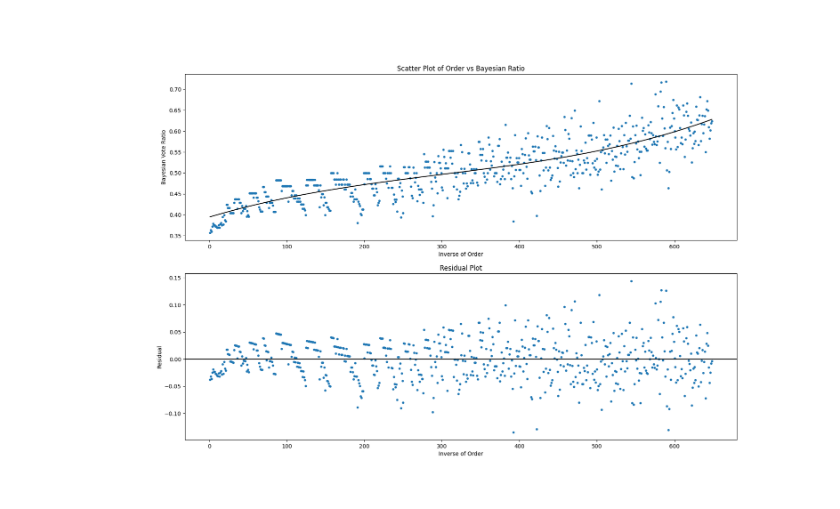
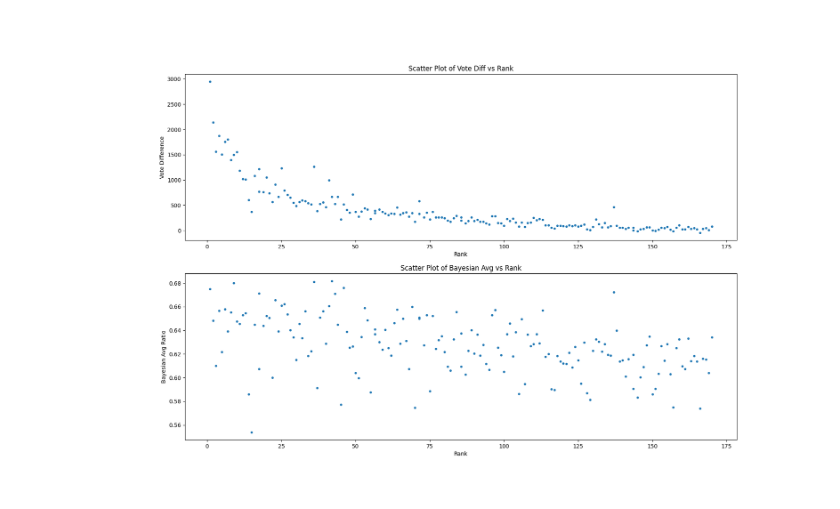
Before and after one commit to wbaker23/fragscrape, a Jupyter notebook: visualize_awards.ipynb, the cells around one changed output. Saved outputs shown, nothing was run; the diff lists cells and outputs as text; code cells hidden in the pictures.

```diff
--- a/visualize_awards.ipynb
+++ b/visualize_awards.ipynb
@@ -2,7 +2,7 @@
 import pandas as pd
 
 # Load data
-filename = "mens_all_time_2019.csv"
+filename = "mens_all_time_combined.csv"
 df_combined = pd.read_csv(filename)
 print(f"{df_combined.shape[0]} fragrances loaded from {filename}")
 # %% [output]
@@ -36,6 +30,24 @@ df_combined["total_votes"] = df_combined["upvotes"] + df_combined["downvotes"]
+# %%
+df_combined = df_combined[
+    df_combined[
+        ["order_17", "order_18", "order_19", "order_20", "order_21", "order_22"]
+    ]
+    .notna()
+    .sum(axis=1)
+    == 6
+]
 # %%
+from sklearn.preprocessing import MinMaxScaler
+import numpy as np
+
 # Add feature columns
+df_combined["total_votes"] = df_combined["upvotes"] + df_combined["downvotes"]
+df_combined["vote_diff"] = df_combined["upvotes"] - df_combined["downvotes"]
+df_combined["vote_diff_normalized"] = MinMaxScaler().fit_transform(
+    np.array(df_combined["vote_diff"]).reshape(-1, 1)
+)
 df_combined["ratio"] = df_combined["upvotes"] / df_combined["total_votes"]
+df_combined["updated_order"] = df_combined["order"].rank()
 df_combined["inverse_order"] = df_combined.shape[0] - df_combined["order"].rank() + 1
 df_combined["bayes"] = (df_combined["upvotes"] + df_combined["upvotes"].median()) / (
     df_combined["upvotes"]
@@ -76,52 +89,61 @@ import mplcursors
 # Make scatter plot
 plt.close("all")
 fig, ax = plt.subplots(2, figsize=(18, 12))
-ax[0].set_title("Scatter Plot of Order vs Bayesian Ratio")
-ax[0].set(xlabel="Inverse of Order")
-ax[0].set(ylabel="Bayesian Vote Ratio")
+ax[0].set_title("Scatter Plot of Vote Diff vs Rank")
+ax[0].set(xlabel="Rank")
+ax[0].set(ylabel="Vote Difference")
 
 # Plot x and y
-y = df_combined["bayes"]
+y = df_combined["vote_diff"]
 # y = y.apply(np.log)
-x = df_combined["inverse_order"]
+x = df_combined["updated_order"]
 # x = x.apply(np.log)
 sc1 = ax[0].scatter(x, y, s=10)
 
+y2 = df_combined["bayes"]
+sc2 = ax[1].scatter(x, y2, s=10)
+ax[1].set_title("Scatter Plot of Bayesian Avg vs Rank")
+ax[1].set(xlabel="Rank")
+ax[1].set(ylabel="Bayesian Avg Ratio")
+
+
 # Plot best-fit curve
-fit_function = cubic
-params, covariance = curve_fit(fit_function, x, y)
-xhat = np.linspace(x.min(), x.max(), 100)
-ax[0].plot(xhat, fit_function(xhat, *params), color="k")
+# fit_function = exponential
+# params, covariance = curve_fit(fit_function, x, y, p0=[1, 10, 700, 1])
+# print(params)
+# xhat = np.linspace(x.min(), x.max(), 100)
+# ax[0].plot(xhat, fit_function(xhat, *params), color="k")
 
 # Calculate & plot residuals
-df_combined["yhat"] = fit_function(x, *params)
-df_combined["residual"] = y - df_combined["yhat"]
-# df_combined.sort_values("residual", inplace=True)
-# df_combined.reset_index(drop=True, inplace=True)
-sc2 = ax[1].scatter(x, df_combined["residual"], s=10)
-ax[1].axhline(color="k")
-ax[1].set_title("Residual Plot")
-ax[1].set(xlabel="Inverse of Order")
-ax[1].set(ylabel="Residual")
+# df_combined["yhat"] = fit_function(x, *params)
+# df_combined["residual"] = y - df_combined["yhat"]
+# sc2 = ax[1].scatter(x, df_combined["residual"], s=10)
+# ax[1].axhline(color="k")
+# ax[1].set_title("Residual Plot")
+# ax[1].set(xlabel="Inverse of Order")
+# ax[1].set(ylabel="Residual")
 
 # Add cursors
 cursor1 = mplcursors.cursor(sc1, hover=False)
 cursor2 = mplcursors.cursor(sc2, hover=False)
 
 
 @cursor1.connect("add")
 @cursor2.connect("add")
 def on_add(sel):
     sel.annotation.set(
         text=df_combined[
-            ["name", "upvotes", "downvotes", "ratio", "inverse_order", "bayes"]
+            ["name", "vote_diff_normalized", "total_votes", "updated_order", "bayes"]
         ]
         .iloc[sel.index]
         .to_string()
     )
 
 
+# Box plot of residuals to see outliers
+# residual_boxplot = df_combined.boxplot("residual", ax=ax[2], vert=False)
+
 # Show figure
 plt.show()
 # %% [output]
-[figure, old version]
+[figure, new version]
```
Also changed, not shown: parts of 9 cells of this notebook.
